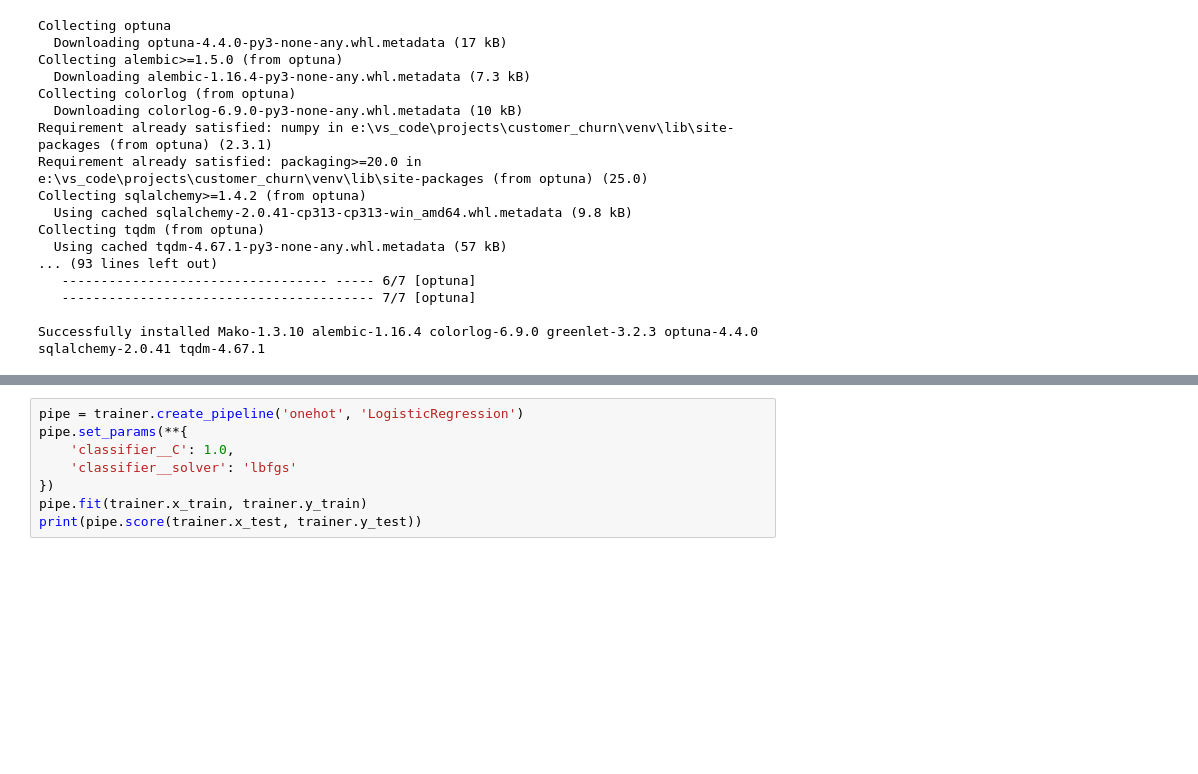
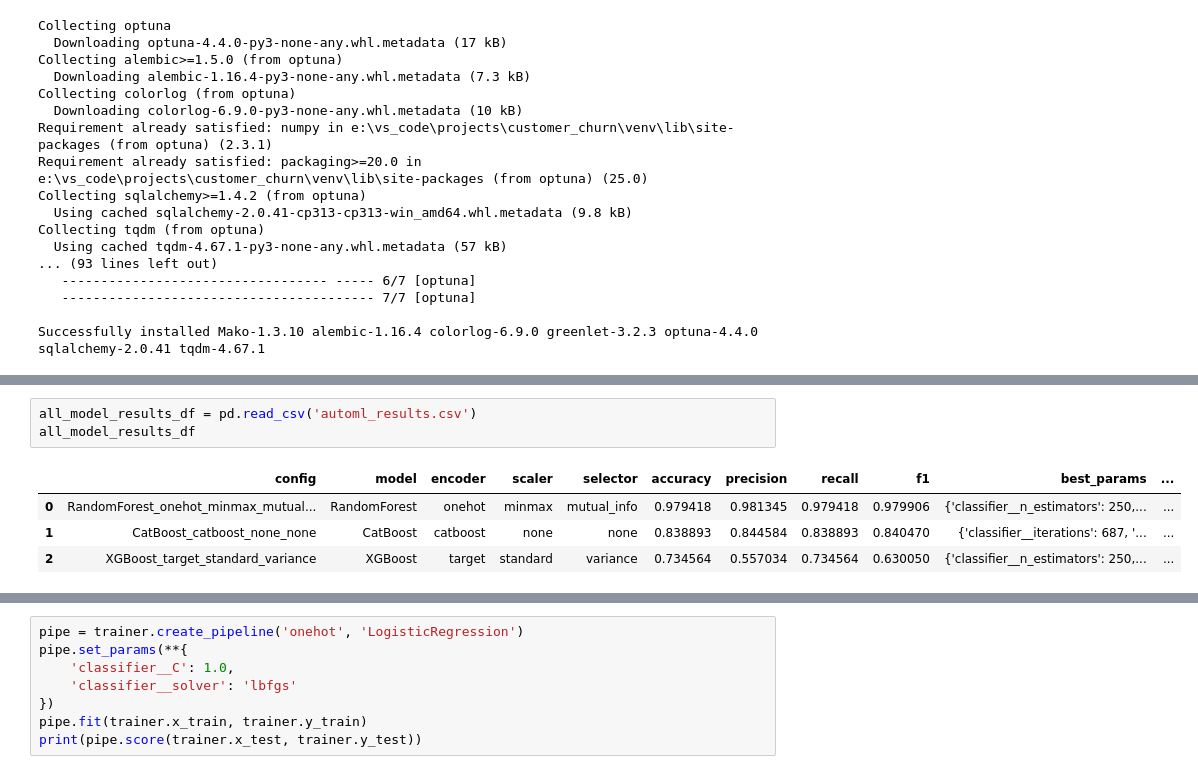
Before and after one commit to Niair/Customer_Churn_Prediction_using_MLOpps_MLflow_AWS_CI-CD, a Jupyter notebook: notebooks/book.ipynb, the cells around one changed output, grey strips where cells are left out. Saved outputs shown, nothing was run; the diff lists cells and outputs as text; blank space fills up the shorter version.

```diff
--- a/notebooks/book.ipynb
+++ b/notebooks/book.ipynb
@@ -656,0 +793,8 @@ if __name__ == "__main__":
+# %%
+all_model_results_df = pd.read_csv('automl_results.csv')
+all_model_results_df
+# %% [output]
+|  | config | model | encoder | scaler | selector | accuracy | precision | recall | f1 | best_params | ... |
+| 0 | RandomForest_onehot_minmax_mutual... | RandomForest | onehot | minmax | mutual_info | 0.979418 | 0.981345 | 0.979418 | 0.979906 | {'classifier__n_estimators': 250,... | ... |
+| 1 | CatBoost_catboost_none_none | CatBoost | catboost | none | none | 0.838893 | 0.844584 | 0.838893 | 0.840470 | {'classifier__iterations': 687, '... | ... |
+| 2 | XGBoost_target_standard_variance | XGBoost | target | standard | variance | 0.734564 | 0.557034 | 0.734564 | 0.630050 | {'classifier__n_estimators': 250,... | ... |
```
Also changed, not shown: parts of 10 cells of this notebook, 9 other files.
